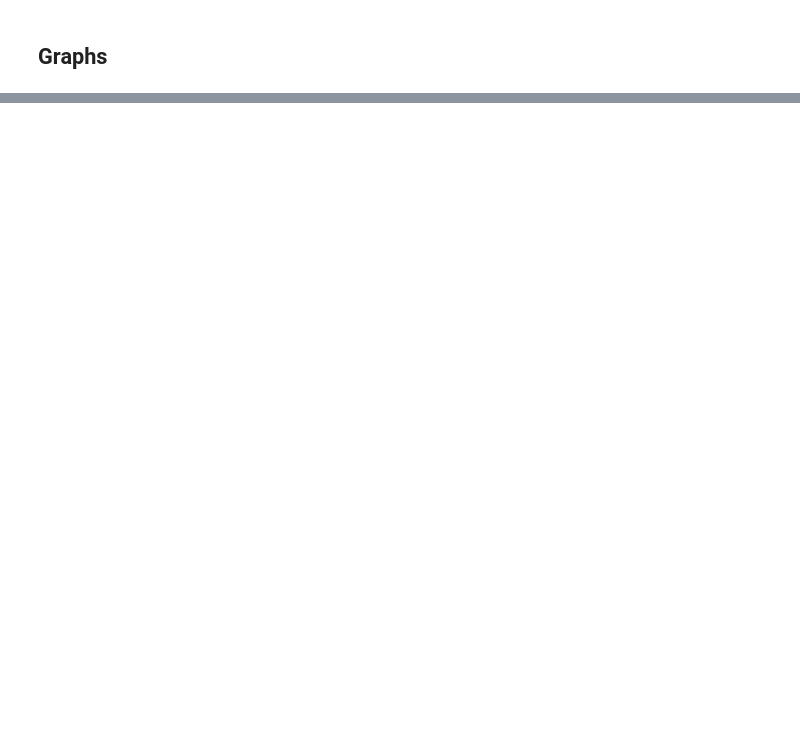
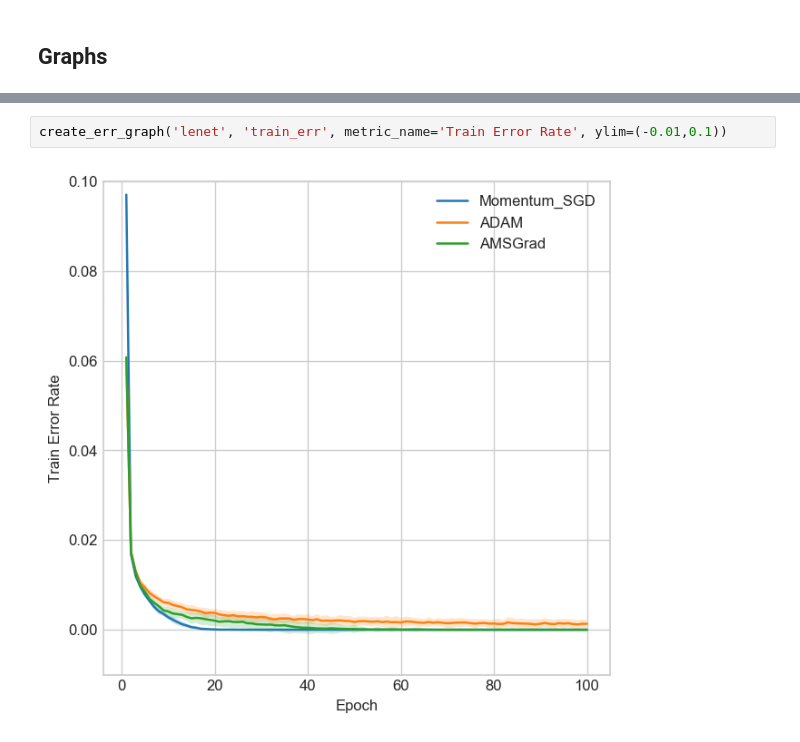
Before and after one commit to lukemerrick/adaptive-gradient, a Jupyter notebook: analyzing results.ipynb, the cells around one changed output, grey strips where cells are left out. Drawn from its saved outputs; the diff is of its cells as text; blank space fills up the shorter version.

```diff
--- a/analyzing results.ipynb
+++ b/analyzing results.ipynb
@@ -205,0 +237,4 @@ create_err_graph('lenet', ylim=(0.007,0.015), start_epoch=5)
+# %%
+create_err_graph('lenet', 'train_err', metric_name='Train Error Rate', ylim=(-0.01,0.1))
+# %% [output]
+[figure, added]
```
Also changed, not shown: parts of 21 cells of this notebook, 2 other files.
